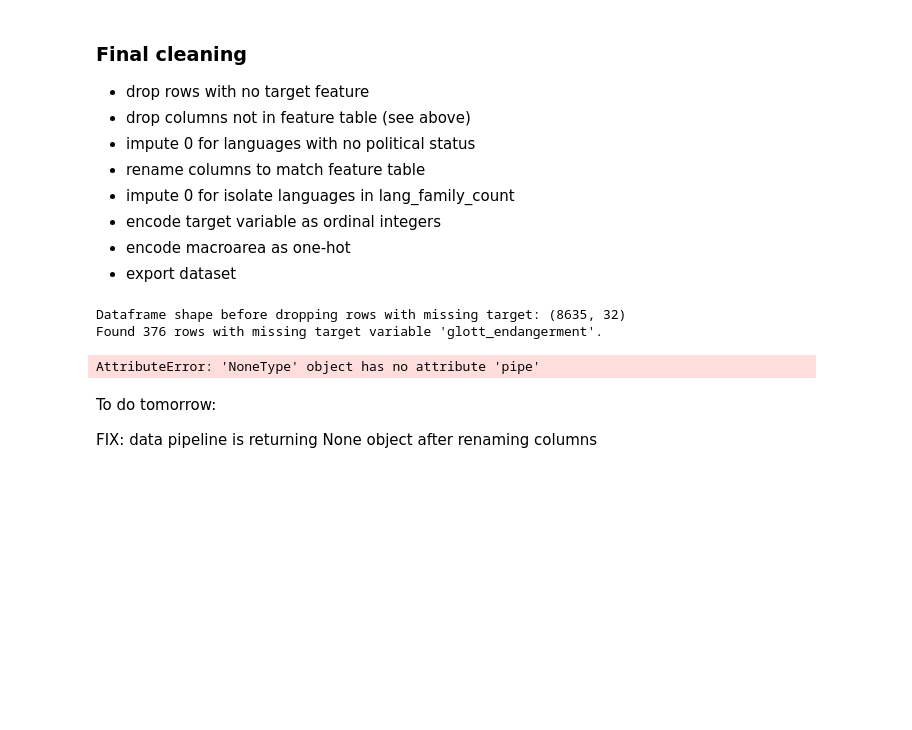
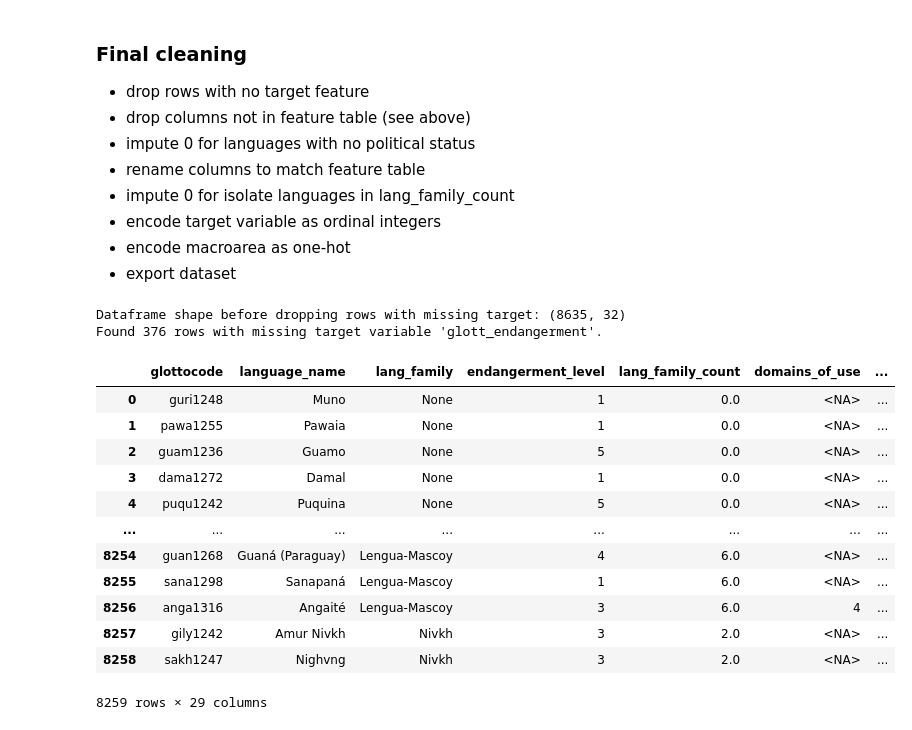
Before and after one commit to jandersen12/Machine-Learning-Endangered-Languages, a Jupyter notebook: Data-Cleaning/data-pipeline.ipynb, the cells around one changed output. Saved outputs shown, nothing was run; the diff lists cells and outputs as text; code cells hidden in the pictures; blank space fills up the shorter version.

```diff
--- a/Data-Cleaning/data-pipeline.ipynb
+++ b/Data-Cleaning/data-pipeline.ipynb
@@ -829,8 +826,8 @@ def rename_cols(df):
     return df.rename(columns={
         'name': 'language_name',
         'family_name': 'lang_family',
-        'glott_endagerment': 'endangerment_level',
-    }, inplace=True)
+        'glott_endangerment': 'endangerment_level',
+    })
 # %%
 def impute_isolates_count(df):
     """Impute 0 for NaN values in lang_family_count where lang_family is None."""
@@ -839,8 +836,7 @@ def impute_isolates_count(df):
 
     df['lang_family_count'] = df.apply(
         lambda row: 0 if pd.isna(row['lang_family']) else row['lang_family_count'],
-        axis=1,
-        inplace= True
+        axis=1
    )
     return df
 # %%
@@ -848,11 +844,11 @@ def encode_target(df):
     """Encode target variable as ordinal integers from 0 to 5."""
 
     ENDANGERMENT_ORDER = {
-        'not_endangered': 0,
+        'not endangered': 0,
         'shifting': 1,
         'threatened': 2,
         'moribund': 3,
-        'nearly_extinct': 4,
+        'nearly extinct': 4,
         'extinct': 5
     }
 
@@ -887,8 +883,21 @@ export_master(clean_df)
 # %% [output]
 Dataframe shape before dropping rows with missing target: (8635, 32)
 Found 376 rows with missing target variable 'glott_endangerment'.
-AttributeError: 'NoneType' object has no attribute 'pipe'
-# %% [markdown]
-To do tomorrow:
-
-FIX: data pipeline is returning None object after renaming columns
+# %%
+pd.set_option('display.max_columns', None)
+# %%
+clean_df
+# %% [output]
+|  | glottocode | language_name | lang_family | endangerment_level | lang_family_count | domains_of_use | ... |
+| 0 | guri1248 | Muno | None | 1 | 0.0 | <NA> | ... |
+| 1 | pawa1255 | Pawaia | None | 1 | 0.0 | <NA> | ... |
+| 2 | guam1236 | Guamo | None | 5 | 0.0 | <NA> | ... |
+| 3 | dama1272 | Damal | None | 1 | 0.0 | <NA> | ... |
+| 4 | puqu1242 | Puquina | None | 5 | 0.0 | <NA> | ... |
+| ... | ... | ... | ... | ... | ... | ... | ... |
+| 8254 | guan1268 | Guaná (Paraguay) | Lengua-Mascoy | 4 | 6.0 | <NA> | ... |
+| 8255 | sana1298 | Sanapaná | Lengua-Mascoy | 1 | 6.0 | <NA> | ... |
+| 8256 | anga1316 | Angaité | Lengua-Mascoy | 3 | 6.0 | 4 | ... |
+| 8257 | gily1242 | Amur Nivkh | Nivkh | 3 | 2.0 | <NA> | ... |
+| 8258 | sakh1247 | Nighvng | Nivkh | 3 | 2.0 | <NA> | ... |
+8259 rows × 29 columns
```
Also changed, not shown: parts of 7 cells of this notebook, 2 other files.
